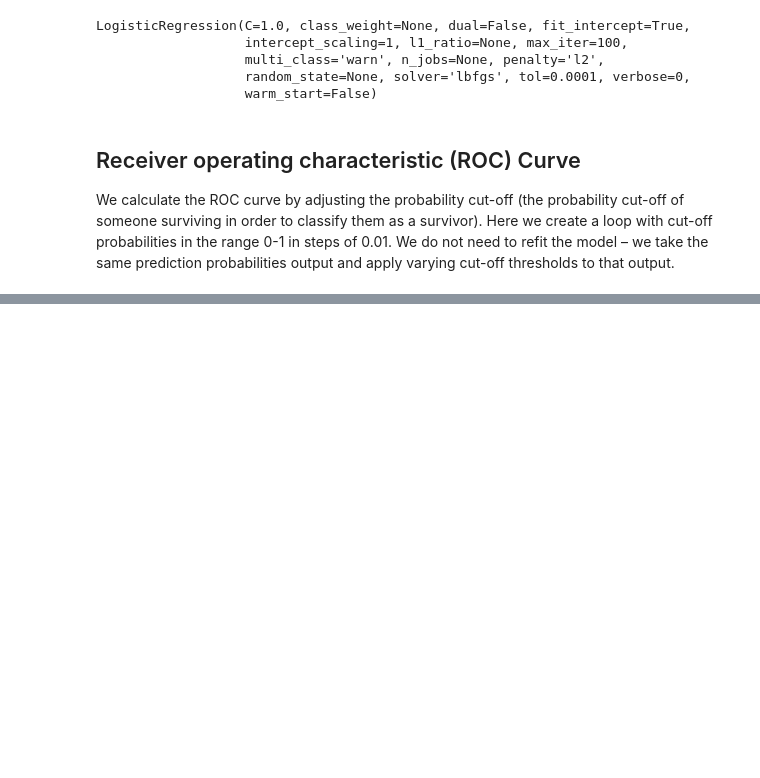
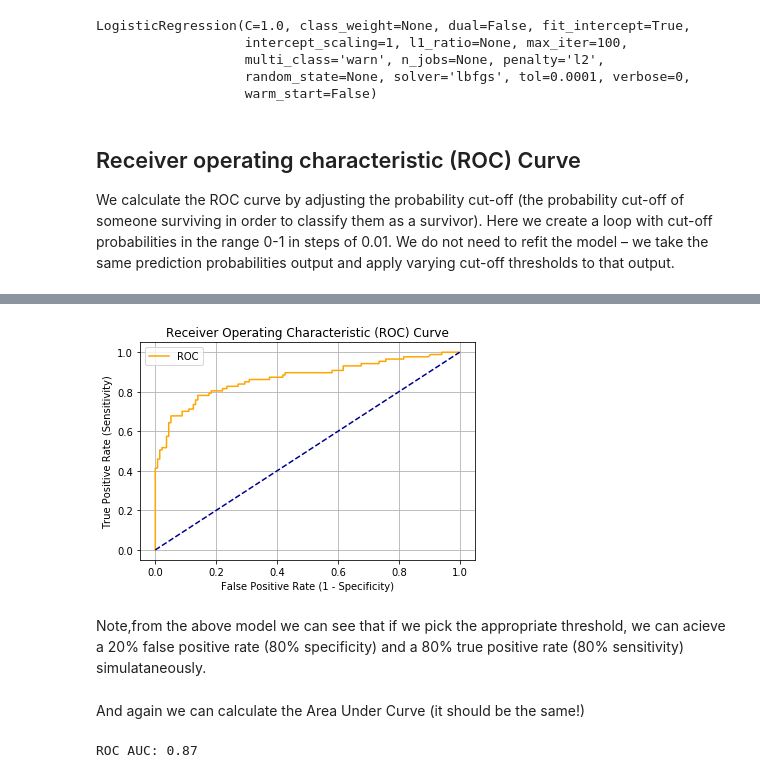
Before and after one commit to MichaelAllen1966/1804_python_healthcare, a Jupyter notebook: titanic/06_roc_sensitivity_specificity.ipynb, the cells around one changed output, grey strips where cells are left out. Cells and saved outputs as stored; diff of their text form; code cells hidden in the pictures; blank space fills up the shorter version.

```diff
--- a/titanic/06_roc_sensitivity_specificity.ipynb
+++ b/titanic/06_roc_sensitivity_specificity.ipynb
@@ -236,0 +332,24 @@ We calculate the ROC curve by adjusting the probability cut-off (the probability
+# %%
+# Import roc_curve method
+from sklearn.metrics import roc_curve
+
+# Get probabilties from model
+probabilities = model.predict_proba(X_test_std)
+probabilities = probabilities[:, 1] # Probability of 'survived' class
+
+# Get ROC curve using sklearn method
+fpr, tpr, thresholds = roc_curve(y_test, probabilities)
+
+# Plot ROC curve
+plot_roc_curve(fpr, tpr)
+# %% [output]
+[figure, added]
+# %% [markdown]
+Note,from the above model we can see that if we pick the appropriate threshold, we can acieve a 20% false positive rate (80% specificity) and a 80% true positive rate (80% sensitivity) simulataneously.
+# %% [markdown]
+And again we can calculate the Area Under Curve (it should be the same!)
+# %%
+roc_auc = auc(curve_fpr, curve_tpr)
+print ('ROC AUC: {0:0.3}'.format(roc_auc))
+# %% [output]
+ROC AUC: 0.87
```
Also changed, not shown: parts of 10 cells of this notebook.
